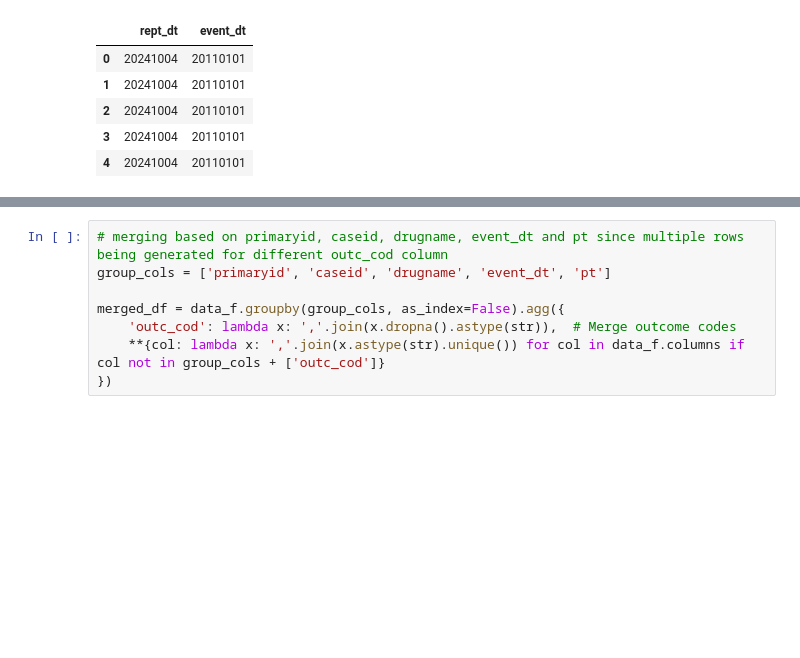
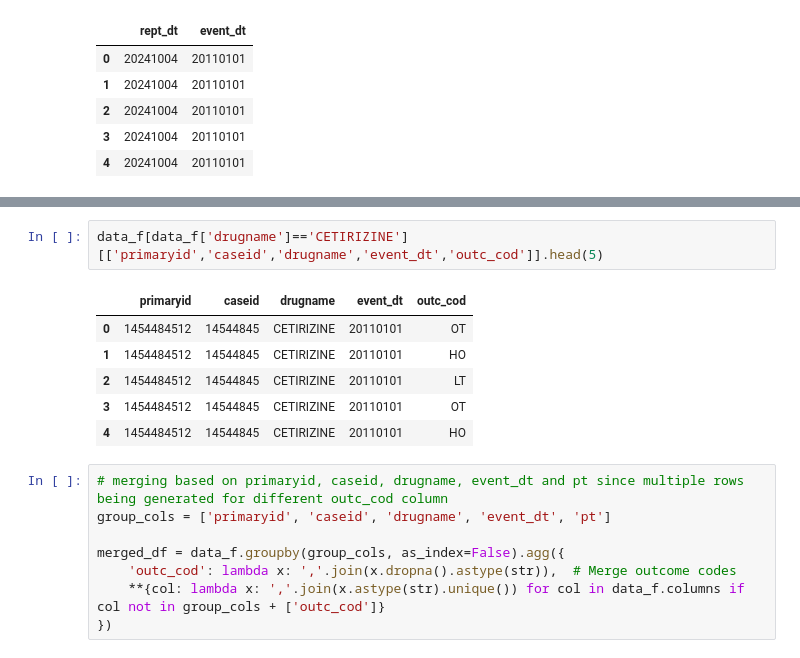
Before and after one commit to UMallikUOA/final_research, a Jupyter notebook: research_project.ipynb, the cells around one changed output, grey strips where cells are left out. Saved outputs shown, nothing was run; the diff lists cells and outputs as text; blank space fills up the shorter version.

```diff
--- a/research_project.ipynb
+++ b/research_project.ipynb
@@ -112,6 +122,15 @@ data_f[data_f['drugname']=='CETIRIZINE'].head(10)
 | 7 | 1454484512 | 14544845 | 3 | PS | CETIRIZINE | CETIRIZINE HYDROCHLORIDE | 1 | Unknown | UNK | NaN | ... |
 | 8 | 1454484512 | 14544845 | 3 | PS | CETIRIZINE | CETIRIZINE HYDROCHLORIDE | 1 | Unknown | UNK | NaN | ... |
 | 9 | 1454484512 | 14544845 | 3 | PS | CETIRIZINE | CETIRIZINE HYDROCHLORIDE | 1 | Unknown | UNK | NaN | ... |
+# %%
+data_f[data_f['drugname']=='CETIRIZINE'][['primaryid','caseid','drugname','event_dt','outc_cod']].head(5)
+# %% [output]
+|  | primaryid | caseid | drugname | event_dt | outc_cod |
+| 0 | 1454484512 | 14544845 | CETIRIZINE | 20110101 | OT |
+| 1 | 1454484512 | 14544845 | CETIRIZINE | 20110101 | HO |
+| 2 | 1454484512 | 14544845 | CETIRIZINE | 20110101 | LT |
+| 3 | 1454484512 | 14544845 | CETIRIZINE | 20110101 | OT |
+| 4 | 1454484512 | 14544845 | CETIRIZINE | 20110101 | HO |
 # %%
 # merging based on primaryid, caseid, drugname, event_dt and pt since multiple rows being generated for different outc_cod column
 group_cols = ['primaryid', 'caseid', 'drugname', 'event_dt', 'pt']
```
Also changed, not shown: parts of 4 cells of this notebook, 1 other file.
